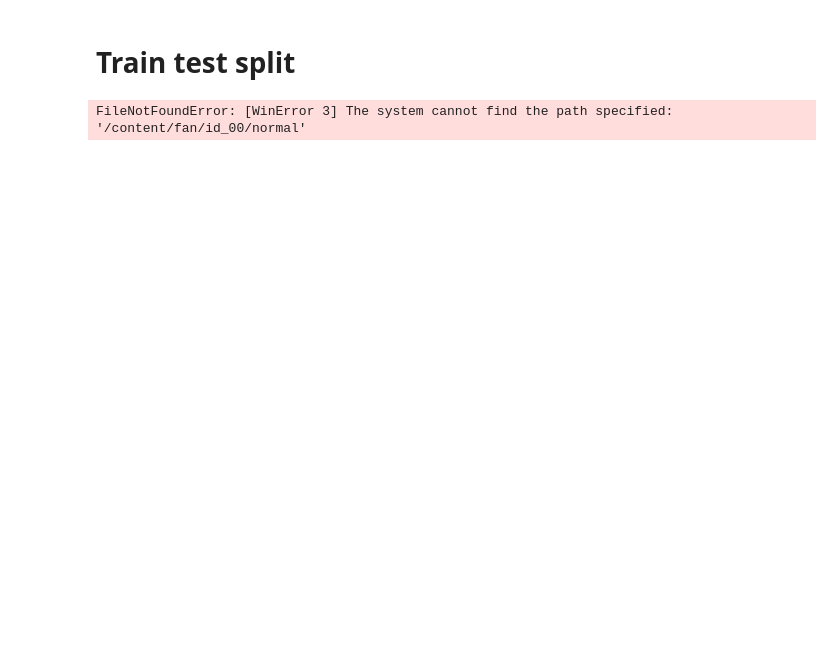
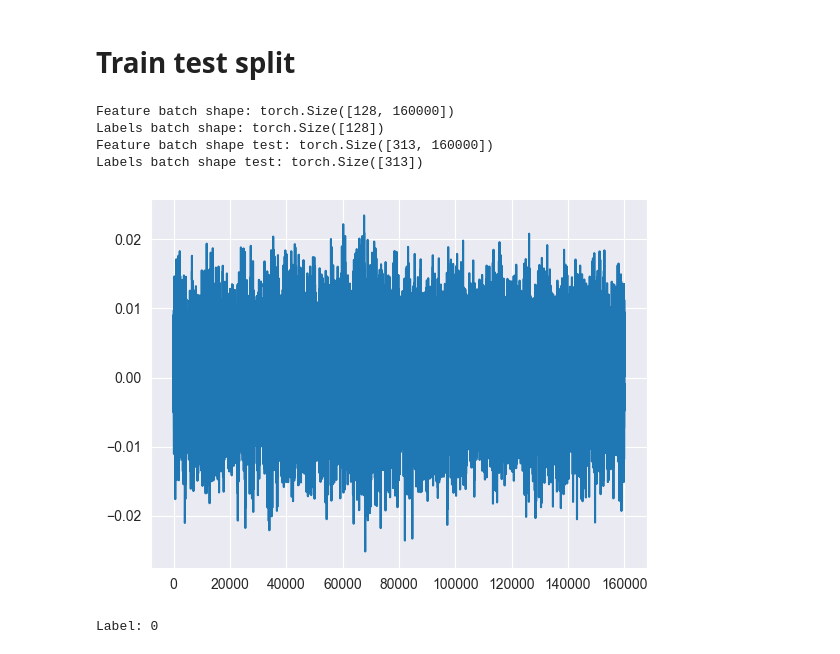
Before and after one commit to AHruler/Exploring-Audio-Anomaly-ML, a Jupyter notebook: SELF-SUPERVISED_CL_AAD_test_1.ipynb, the cells around one changed output. Cells and saved outputs as stored; diff of their text form; code cells hidden in the pictures; blank space fills up the shorter version.

```diff
--- a/SELF-SUPERVISED_CL_AAD_test_1.ipynb
+++ b/SELF-SUPERVISED_CL_AAD_test_1.ipynb
@@ -30,7 +45,7 @@ def train_test(train_size,device='fan',id=0):
     # function to label + split audio data
 
     dir,label = audiodir(device,id)
-    dir_abnormal,label_abnormal = audiodir(device,id,Data='abnormal', base_dir='/data/')
+    dir_abnormal,label_abnormal = audiodir(device,id,Data='abnormal')
 
     dataset_normal = MIMII(dir,label)
     dataset_abnormal = MIMII(dir_abnormal,label_abnormal)
@@ -39,9 +54,29 @@ def train_test(train_size,device='fan',id=0):
     test_dataset = ConcatDataset([test_normal_dataset, dataset_abnormal])
 
     Train = torch.utils.data.DataLoader(train_dataset, batch_size=128, shuffle=True,num_workers=4,drop_last=True)
-    Test = torch.utils.data.DataLoader(test_dataset, batch_size=300, shuffle=True,num_workers=4)
+    Test = torch.utils.data.DataLoader(test_dataset, batch_size=313, shuffle=True,num_workers=4)
     return Train,Test
 # %%
 Train,Test = train_test(0.75,device='fan',id=0)
-# %% [output]
-FileNotFoundError: [WinError 3] The system cannot find the path specified: '/content/fan/id_00/normal'
+# %%
+train_features, train_labels = next(iter(Train))
+print(f"Feature batch shape: {train_features.size()}")
+print(f"Labels batch shape: {train_labels.size()}")
+
+test_features, test_labels = next(iter(Test))
+print(f"Feature batch shape test: {test_features.size()}")
+print(f"Labels batch shape test: {test_labels.size()}")
+# %% [output]
+Feature batch shape: torch.Size([128, 160000])
+Labels batch shape: torch.Size([128])
+Feature batch shape test: torch.Size([313, 160000])
+Labels batch shape test: torch.Size([313])
+# %%
+x = train_features[0] # feature extracted with torchaudio.load(path)
+label = train_labels[0]
+plt.plot(x)
+plt.show()
+print(f"Label: {label}")
+# %% [output]
+[figure, added]
+Label: 0
```
Also changed, not shown: parts of 28 cells of this notebook, 3 other files.
